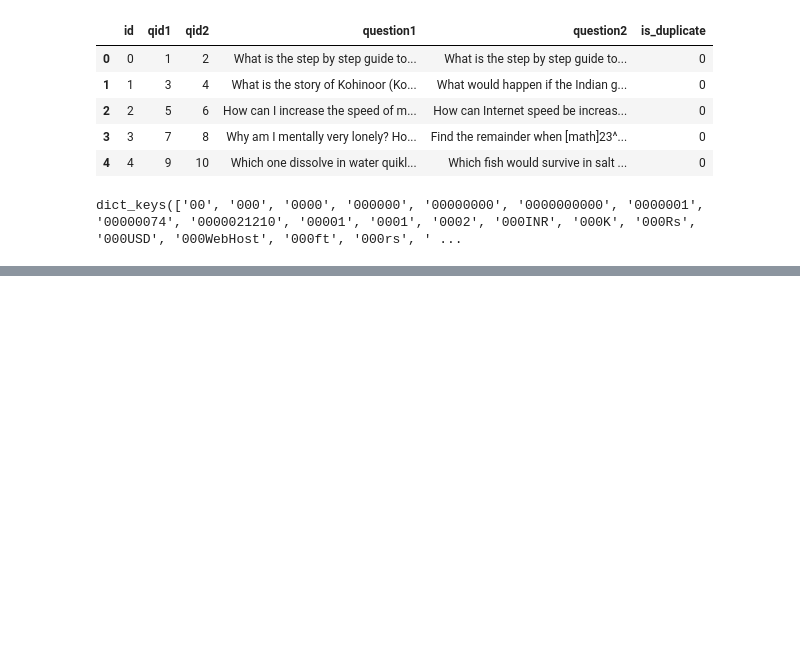
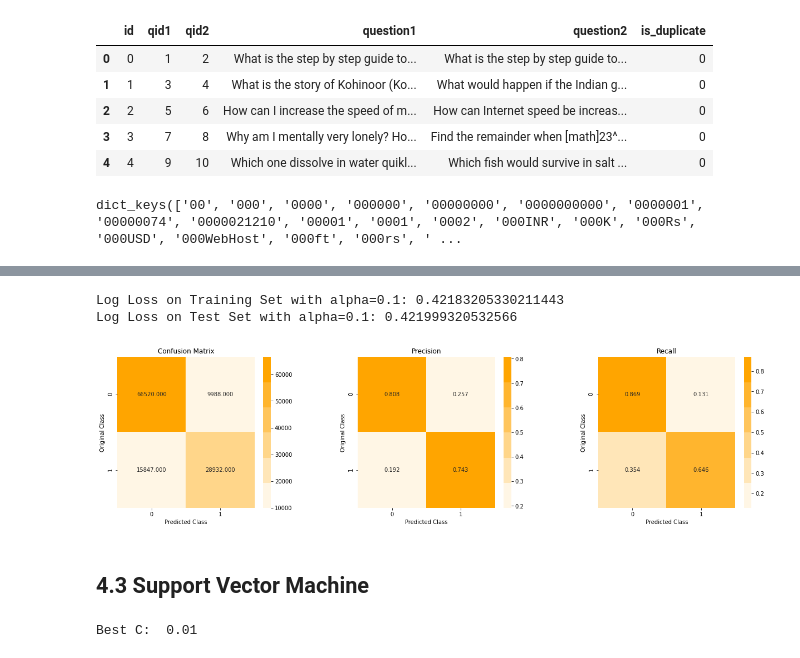
Before and after one commit to 1byte-yoda/ML-Personal-Projects, a Jupyter notebook: Quora_Duplicate.ipynb, the cells around one changed output, grey strips where cells are left out. Saved outputs shown, nothing was run; the diff lists cells and outputs as text; code cells hidden in the pictures; blank space fills up the shorter version.

```diff
--- a/Quora_Duplicate.ipynb
+++ b/Quora_Duplicate.ipynb
@@ -932,0 +1048,2 @@ def fix_string_list(string):
+# %%
+lr_clf.fit(X_train, y_train)
@@ -932,0 +1098,4 @@ def fix_string_list(string):
+# %%
+arg_best_alpha = lr_clf.cv_results_['mean_test_score'].argmax()
+best_alpha = alphas[arg_best_alpha]
+print('Best Alpha: ', best_alpha)
@@ -932,0 +1104,4 @@ def fix_string_list(string):
+# %%
+opt_lr = SGDClassifier(loss='log', penalty='l2', alpha=best_alpha)
+calibrated_opt_lr = CalibratedClassifierCV(opt_lr, method="sigmoid")
+calibrated_opt_lr.fit(X_train, y_train)
@@ -932,0 +1126,29 @@ def fix_string_list(string):
+# %%
+y_pred_lr_train = calibrated_opt_lr.predict_proba(X_train)
+y_pred_lr_test = calibrated_opt_lr.predict_proba(X_test)
+# %%
+print('Log Loss on Training Set with alpha={}: {}'.format(best_alpha, log_loss(y_train, y_pred_lr_train)))
+print('Log Loss on Test Set with alpha={}: {}'.format(best_alpha, log_loss(y_test, y_pred_lr_test)))
+# %% [output]
+Log Loss on Training Set with alpha=0.1: 0.42183205330211443
+Log Loss on Test Set with alpha=0.1: 0.421999320532566
+# %%
+plot_matrices(y_test, y_pred_lr_test.argmax(axis=1))
+# %% [output]
+[figure, added]
+# %% [markdown]
+## 4.3 Support Vector Machine
+# %%
+C = [10**i for i in range(-5, 1)]
+params_svm = {'base_estimator__C': C}
+svm = LinearSVC(penalty='l1', loss='squared_hinge', dual=False, max_iter=1000)
+calibrated_svm = CalibratedClassifierCV(svm, cv=5, method='sigmoid')
+svm_clf = RandomizedSearchCV(calibrated_svm, param_distributions=params_svm,
+                             scoring='neg_log_loss', return_train_score=True,
+                             n_iter=len(C), cv=5)
+svm_clf.fit(X_train_std, y_train)
+arg_best_c = svm_clf.cv_results_['mean_test_score'].argmax()
+best_C = C[arg_best_c]
+print('Best C: ', best_C)
+# %% [output]
+Best C:  0.01
```
Also changed, not shown: parts of 41 cells of this notebook.
